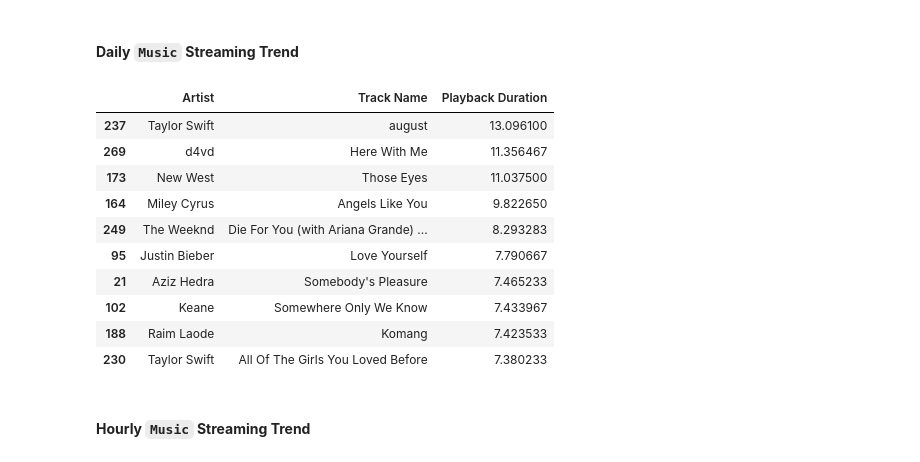
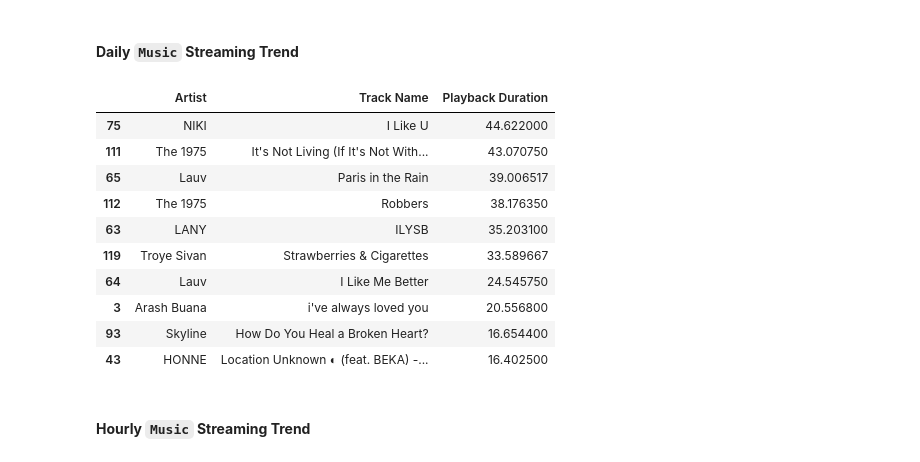
Before and after one commit to notesbyriza/music-preference-analysis, a Jupyter notebook: Notebook/spotify_analysis.ipynb, the cells around one changed output. Drawn from its saved outputs; the diff is of its cells as text; code cells hidden in the pictures.

```diff
--- a/Notebook/spotify_analysis.ipynb
+++ b/Notebook/spotify_analysis.ipynb
@@ -598,27 +620,27 @@ fig.update_layout(xaxis_title='Date', yaxis_title='Total Playback Time (Hours)',
                   width=1100, height=500)
 fig.show()
 # %%
-may_5th_data = spotify_data[spotify_data['ts'].dt.date == pd.to_datetime('2023-05-05').date()]
-song_playback_duration_may_5th = (may_5th_data.groupby(['master_metadata_album_artist_name', 'master_metadata_track_name'])['ms_played'].sum() / (1000 * 60)).reset_index()
-top_10_songs_may_5th = song_playback_duration_may_5th.nlargest(10, 'ms_played')
+march_23_data = spotify_data[spotify_data['ts'].dt.date == pd.to_datetime('2022-03-23').date()]
+song_playback_duration_may_5th = (march_23_data.groupby(['master_metadata_album_artist_name', 'master_metadata_track_name'])['ms_played'].sum() / (1000 * 60)).reset_index()
+top_10_songs_march_23_data = song_playback_duration_may_5th.nlargest(10, 'ms_played')
 
-top_10_songs_may_5th = top_10_songs_may_5th.rename(columns={'master_metadata_album_artist_name': 'Artist',
+top_10_songs_march_23_data = top_10_songs_march_23_data.rename(columns={'master_metadata_album_artist_name': 'Artist',
                                                             'master_metadata_track_name': 'Track Name',
                                                             'ms_played': 'Playback Duration'})
 
-top_10_songs_may_5th
+top_10_songs_march_23_data
 # %% [output]
 |  | Artist | Track Name | Playback Duration |
-| 237 | Taylor Swift | august | 13.096100 |
-| 269 | d4vd | Here With Me | 11.356467 |
-| 173 | New West | Those Eyes | 11.037500 |
-| 164 | Miley Cyrus | Angels Like You | 9.822650 |
-| 249 | The Weeknd | Die For You (with Ariana Grande) ... | 8.293283 |
-| 95 | Justin Bieber | Love Yourself | 7.790667 |
-| 21 | Aziz Hedra | Somebody's Pleasure | 7.465233 |
-| 102 | Keane | Somewhere Only We Know | 7.433967 |
-| 188 | Raim Laode | Komang | 7.423533 |
-| 230 | Taylor Swift | All Of The Girls You Loved Before | 7.380233 |
+| 75 | NIKI | I Like U | 44.622000 |
+| 111 | The 1975 | It's Not Living (If It's Not With... | 43.070750 |
+| 65 | Lauv | Paris in the Rain | 39.006517 |
+| 112 | The 1975 | Robbers | 38.176350 |
+| 63 | LANY | ILYSB | 35.203100 |
+| 119 | Troye Sivan | Strawberries & Cigarettes | 33.589667 |
+| 64 | Lauv | I Like Me Better | 24.545750 |
+| 3 | Arash Buana | i've always loved you | 20.556800 |
+| 93 | Skyline | How Do You Heal a Broken Heart? | 16.654400 |
+| 43 | HONNE | Location Unknown ◐ (feat. BEKA) -... | 16.402500 |
 # %% [markdown]
 #### **Hourly `Music` Streaming Trend**
 # %% [markdown]
```
Also changed, not shown: parts of 10 cells of this notebook.
